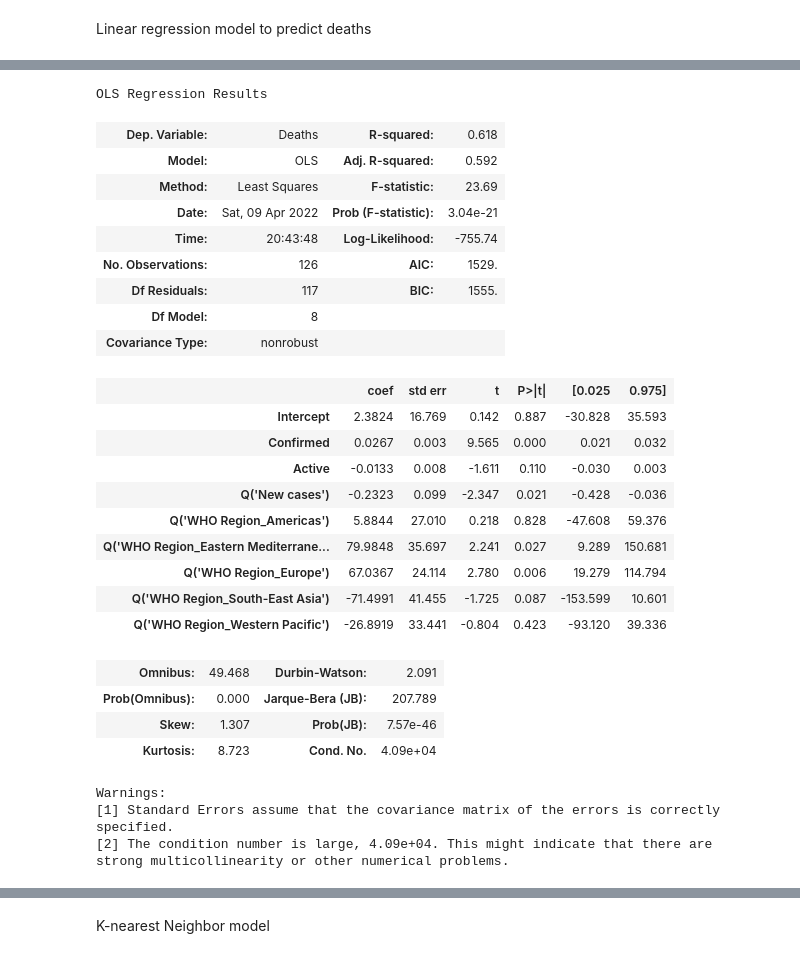
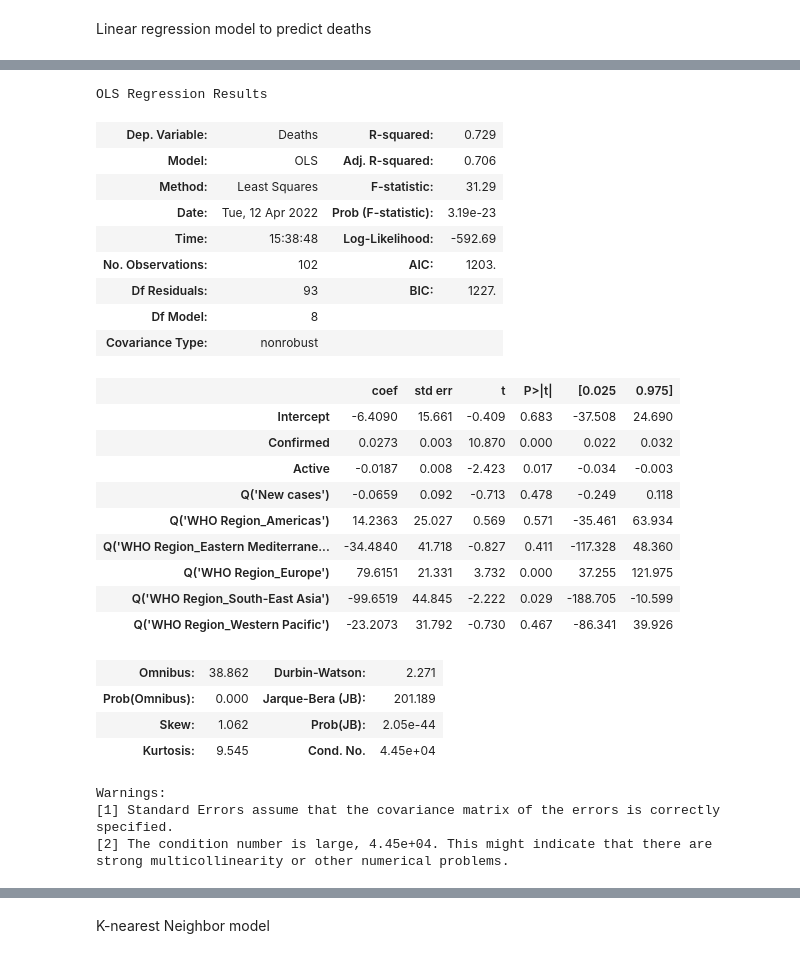
Before and after one commit to liger1apwm/Covid-data-analysis, a Jupyter notebook: covid_data_analysis.ipynb, the cells around one changed output, grey strips where cells are left out. Cells and saved outputs as stored; diff of their text form; code cells hidden in the pictures.

```diff
--- a/covid_data_analysis.ipynb
+++ b/covid_data_analysis.ipynb
@@ -65,7 +65,7 @@ na_Count = covid_data.isna().sum().sum()
 inf_filter = covid_data['Deaths / 100 Recovered'] < 10000000000
 confirmed_filter = covid_data['Confirmed'] < 25000
 covid_data2 = covid_data[inf_filter & confirmed_filter]
-
+covid_data2.reset_index(drop=True,inplace=True)
 print("Amount of NaN values in the whole dataset : " + str(na_Count))
 covid_data2
 # %% [output]
@@ -163,6 +163,9 @@ plt.savefig('Active_Recovered_percentage_plot')
 Linear regression model to predict deaths
 # %%
 covid_data_dummies = pd.get_dummies(covid_data2, columns = ["WHO Region"], drop_first = True)
-covid_data_dummies.head()
+linear_split_train_value = round(len(covid_data_dummies) * 0.8 )
+covid_data_dummies_train = covid_data_dummies.loc[0:linear_split_train_value]
+covid_data_dummies_test = covid_data_dummies.loc[linear_split_train_value +1:len(covid_data_dummies)]
+covid_data_dummies_test
 # %% [output]
 |  | Country/Region | Confirmed | Deaths | Recovered | Active | New cases | New deaths | New recovered | ... |
@@ -179,34 +193,34 @@ covid_data_dummies.head()
 # covid_data_scaled = pd.concat([features_scaled, covid_data_dummies_label],axis = 1)
 # covid_data_scaled
 # %%
-lm_covid = smf.ols("Deaths ~ Confirmed + Active + Q('New cases') + Q('WHO Region_Americas') + Q('WHO Region_Eastern Mediterranean') + Q('WHO Region_Europe') + Q('WHO Region_South-East Asia') + Q('WHO Region_Western Pacific') ", data = covid_data_dummies).fit()
+lm_covid = smf.ols("Deaths ~ Confirmed + Active + Q('New cases') + Q('WHO Region_Americas') + Q('WHO Region_Eastern Mediterranean') + Q('WHO Region_Europe') + Q('WHO Region_South-East Asia') + Q('WHO Region_Western Pacific') ", data = covid_data_dummies_train).fit()
 lm_covid.summary()
 # %% [output]
 OLS Regression Results
-| Dep. Variable: | Deaths | R-squared: | 0.618 |
-| Model: | OLS | Adj. R-squared: | 0.592 |
-| Method: | Least Squares | F-statistic: | 23.69 |
-| Date: | Sat, 09 Apr 2022 | Prob (F-statistic): | 3.04e-21 |
-| Time: | 20:43:48 | Log-Likelihood: | -755.74 |
-| No. Observations: | 126 | AIC: | 1529. |
-| Df Residuals: | 117 | BIC: | 1555. |
+| Dep. Variable: | Deaths | R-squared: | 0.729 |
+| Model: | OLS | Adj. R-squared: | 0.706 |
+| Method: | Least Squares | F-statistic: | 31.29 |
+| Date: | Tue, 12 Apr 2022 | Prob (F-statistic): | 3.19e-23 |
+| Time: | 15:38:48 | Log-Likelihood: | -592.69 |
+| No. Observations: | 102 | AIC: | 1203. |
+| Df Residuals: | 93 | BIC: | 1227. |
 | Df Model: | 8 |  |  |
 | Covariance Type: | nonrobust |  |  |
 |  | coef | std err | t | P>|t| | [0.025 | 0.975] |
-| Intercept | 2.3824 | 16.769 | 0.142 | 0.887 | -30.828 | 35.593 |
-| Confirmed | 0.0267 | 0.003 | 9.565 | 0.000 | 0.021 | 0.032 |
-| Active | -0.0133 | 0.008 | -1.611 | 0.110 | -0.030 | 0.003 |
-| Q('New cases') | -0.2323 | 0.099 | -2.347 | 0.021 | -0.428 | -0.036 |
-| Q('WHO Region_Americas') | 5.8844 | 27.010 | 0.218 | 0.828 | -47.608 | 59.376 |
-| Q('WHO Region_Eastern Mediterrane... | 79.9848 | 35.697 | 2.241 | 0.027 | 9.289 | 150.681 |
-| Q('WHO Region_Europe') | 67.0367 | 24.114 | 2.780 | 0.006 | 19.279 | 114.794 |
-| Q('WHO Region_South-East Asia') | -71.4991 | 41.455 | -1.725 | 0.087 | -153.599 | 10.601 |
-| Q('WHO Region_Western Pacific') | -26.8919 | 33.441 | -0.804 | 0.423 | -93.120 | 39.336 |
+| Intercept | -6.4090 | 15.661 | -0.409 | 0.683 | -37.508 | 24.690 |
+| Confirmed | 0.0273 | 0.003 | 10.870 | 0.000 | 0.022 | 0.032 |
+| Active | -0.0187 | 0.008 | -2.423 | 0.017 | -0.034 | -0.003 |
+| Q('New cases') | -0.0659 | 0.092 | -0.713 | 0.478 | -0.249 | 0.118 |
+| Q('WHO Region_Americas') | 14.2363 | 25.027 | 0.569 | 0.571 | -35.461 | 63.934 |
+| Q('WHO Region_Eastern Mediterrane... | -34.4840 | 41.718 | -0.827 | 0.411 | -117.328 | 48.360 |
+| Q('WHO Region_Europe') | 79.6151 | 21.331 | 3.732 | 0.000 | 37.255 | 121.975 |
+| Q('WHO Region_South-East Asia') | -99.6519 | 44.845 | -2.222 | 0.029 | -188.705 | -10.599 |
+| Q('WHO Region_Western Pacific') | -23.2073 | 31.792 | -0.730 | 0.467 | -86.341 | 39.926 |
-| Omnibus: | 49.468 | Durbin-Watson: | 2.091 |
-| Prob(Omnibus): | 0.000 | Jarque-Bera (JB): | 207.789 |
-| Skew: | 1.307 | Prob(JB): | 7.57e-46 |
-| Kurtosis: | 8.723 | Cond. No. | 4.09e+04 |
+| Omnibus: | 38.862 | Durbin-Watson: | 2.271 |
+| Prob(Omnibus): | 0.000 | Jarque-Bera (JB): | 201.189 |
+| Skew: | 1.062 | Prob(JB): | 2.05e-44 |
+| Kurtosis: | 9.545 | Cond. No. | 4.45e+04 |
 Warnings:
 [1] Standard Errors assume that the covariance matrix of the errors is correctly specified.
-[2] The condition number is large, 4.09e+04. This might indicate that there are
+[2] The condition number is large, 4.45e+04. This might indicate that there are
 strong multicollinearity or other numerical problems.
```
Also changed, not shown: parts of 13 cells of this notebook, 1 other file.
